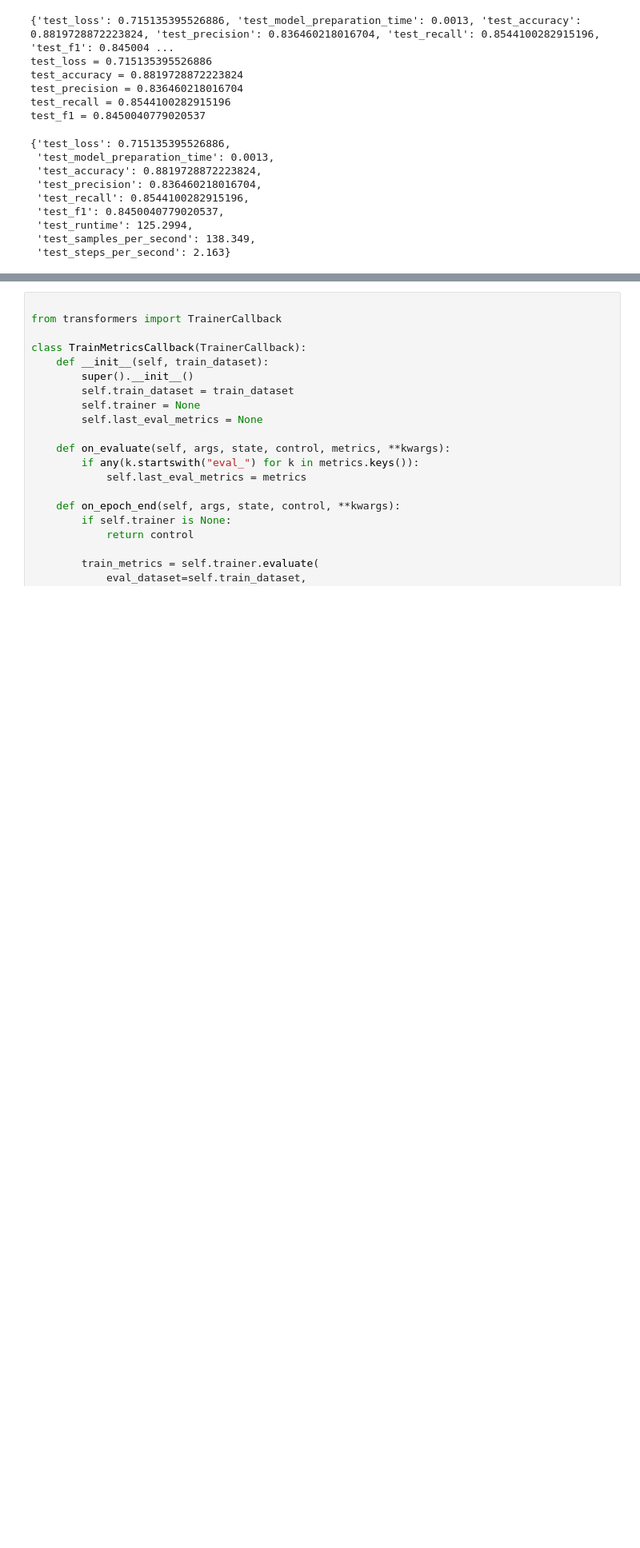
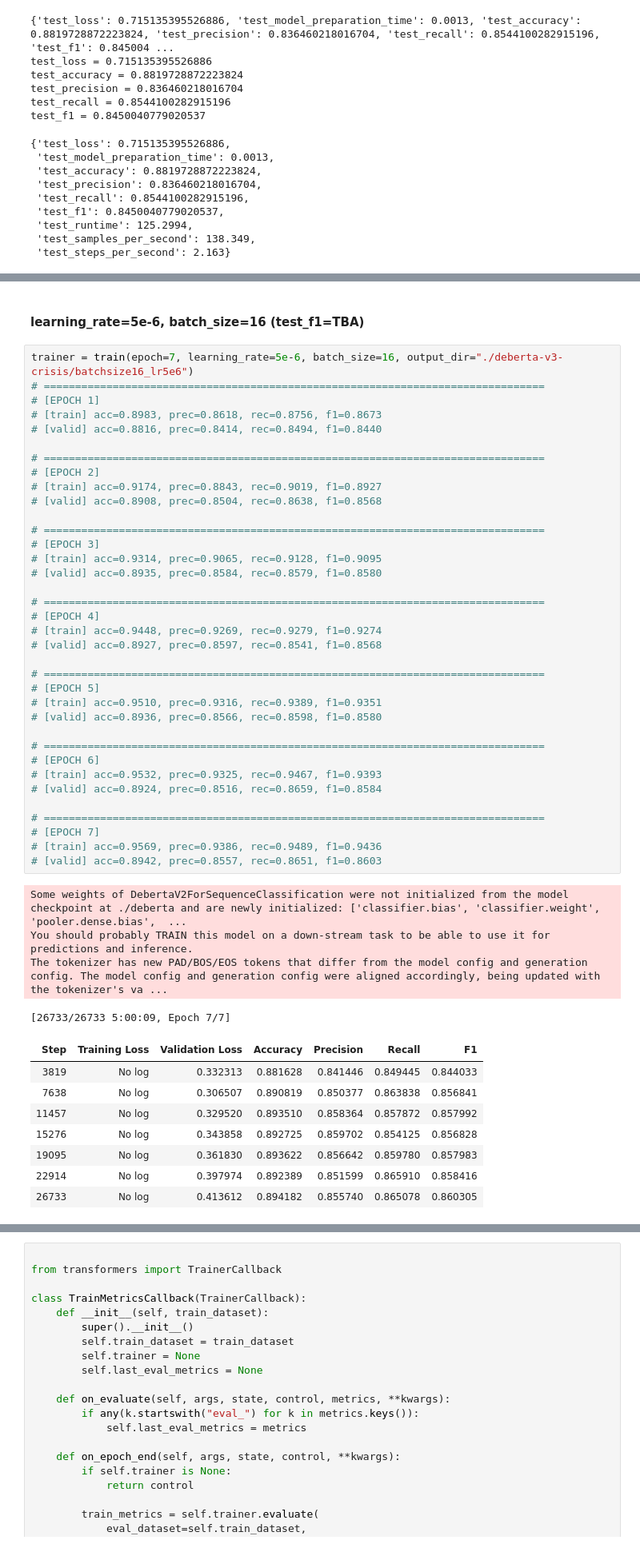
Before and after one commit to bugoverdose/dl-twitter-crisis, a Jupyter notebook: crisis_bench_jinwoo.ipynb, the cells around one changed output, grey strips where cells are left out. Shown at 80% size. Saved outputs shown, nothing was run; the diff lists cells and outputs as text; blank space fills up the shorter version.

```diff
--- a/crisis_bench_jinwoo.ipynb
+++ b/crisis_bench_jinwoo.ipynb
@@ -2186,0 +2362,51 @@ The tokenizer has new PAD/BOS/EOS tokens that differ from the model config and g
+# %% [markdown]
+#### learning_rate=5e-6, batch_size=16 (test_f1=TBA)
+# %%
+trainer = train(epoch=7, learning_rate=5e-6, batch_size=16, output_dir="./deberta-v3-crisis/batchsize16_lr5e6")
+# ================================================================================
+# [EPOCH 1]
+# [train] acc=0.8983, prec=0.8618, rec=0.8756, f1=0.8673
+# [valid] acc=0.8816, prec=0.8414, rec=0.8494, f1=0.8440
+
+# ================================================================================
+# [EPOCH 2]
+# [train] acc=0.9174, prec=0.8843, rec=0.9019, f1=0.8927
+# [valid] acc=0.8908, prec=0.8504, rec=0.8638, f1=0.8568
+
+# ================================================================================
+# [EPOCH 3]
+# [train] acc=0.9314, prec=0.9065, rec=0.9128, f1=0.9095
+# [valid] acc=0.8935, prec=0.8584, rec=0.8579, f1=0.8580
+
+# ================================================================================
+# [EPOCH 4]
+# [train] acc=0.9448, prec=0.9269, rec=0.9279, f1=0.9274
+# [valid] acc=0.8927, prec=0.8597, rec=0.8541, f1=0.8568
+
+# ================================================================================
+# [EPOCH 5]
+# [train] acc=0.9510, prec=0.9316, rec=0.9389, f1=0.9351
+# [valid] acc=0.8936, prec=0.8566, rec=0.8598, f1=0.8580
+
+# ================================================================================
+# [EPOCH 6]
+# [train] acc=0.9532, prec=0.9325, rec=0.9467, f1=0.9393
+# [valid] acc=0.8924, prec=0.8516, rec=0.8659, f1=0.8584
+
+# ================================================================================
+# [EPOCH 7]
+# [train] acc=0.9569, prec=0.9386, rec=0.9489, f1=0.9436
+# [valid] acc=0.8942, prec=0.8557, rec=0.8651, f1=0.8603
+# %% [output]
+Some weights of DebertaV2ForSequenceClassification were not initialized from the model checkpoint at ./deberta and are newly initialized: ['classifier.bias', 'classifier.weight', 'pooler.dense.bias',  ...
+You should probably TRAIN this model on a down-stream task to be able to use it for predictions and inference.
+The tokenizer has new PAD/BOS/EOS tokens that differ from the model config and generation config. The model config and generation config were aligned accordingly, being updated with the tokenizer's va ...
+[26733/26733 5:00:09, Epoch 7/7]
+| Step | Training Loss | Validation Loss | Accuracy | Precision | Recall | F1 |
+| 3819 | No log | 0.332313 | 0.881628 | 0.841446 | 0.849445 | 0.844033 |
+| 7638 | No log | 0.306507 | 0.890819 | 0.850377 | 0.863838 | 0.856841 |
+| 11457 | No log | 0.329520 | 0.893510 | 0.858364 | 0.857872 | 0.857992 |
+| 15276 | No log | 0.343858 | 0.892725 | 0.859702 | 0.854125 | 0.856828 |
+| 19095 | No log | 0.361830 | 0.893622 | 0.856642 | 0.859780 | 0.857983 |
+| 22914 | No log | 0.397974 | 0.892389 | 0.851599 | 0.865910 | 0.858416 |
+| 26733 | No log | 0.413612 | 0.894182 | 0.855740 | 0.865078 | 0.860305 |
```
Also changed, not shown: parts of 22 cells of this notebook.
